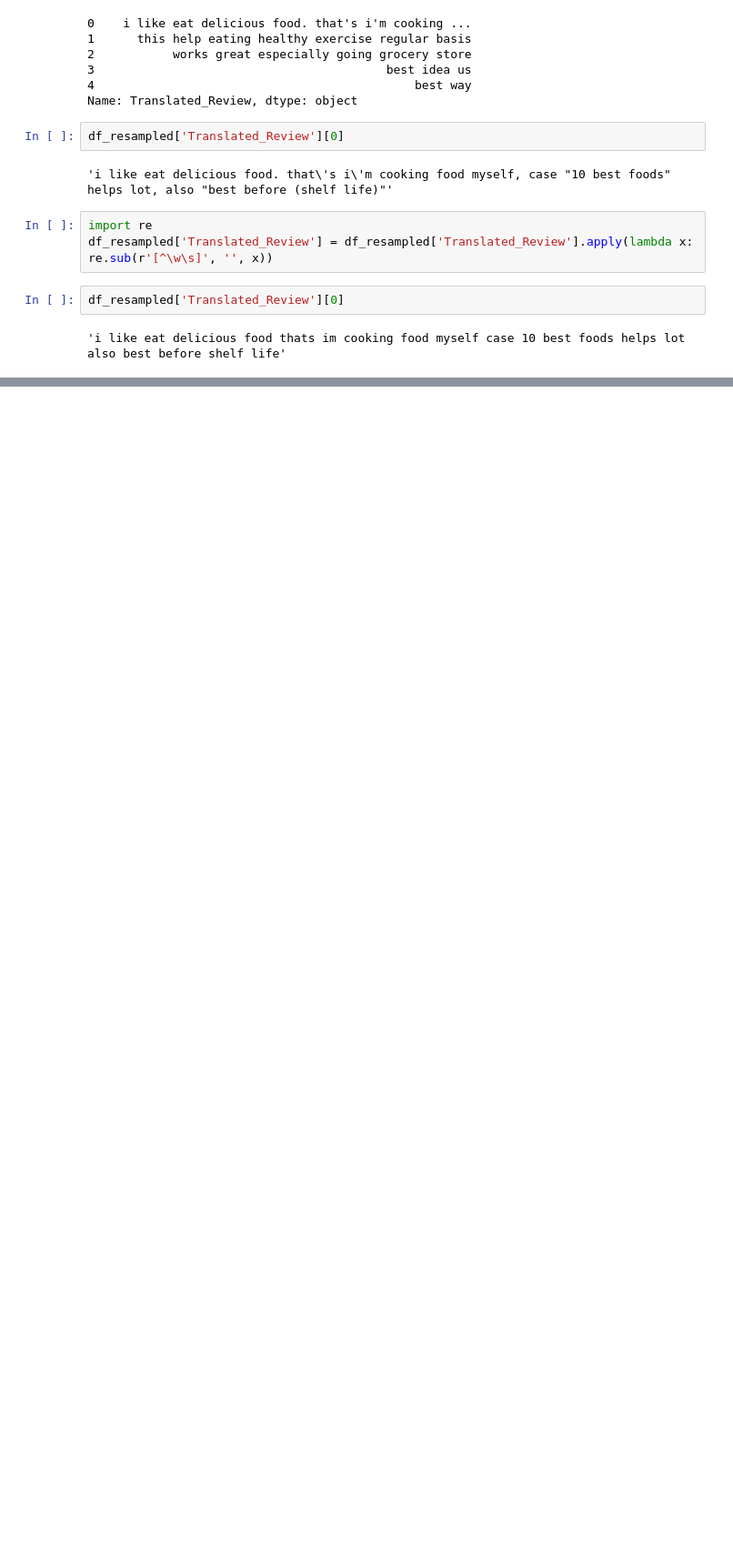
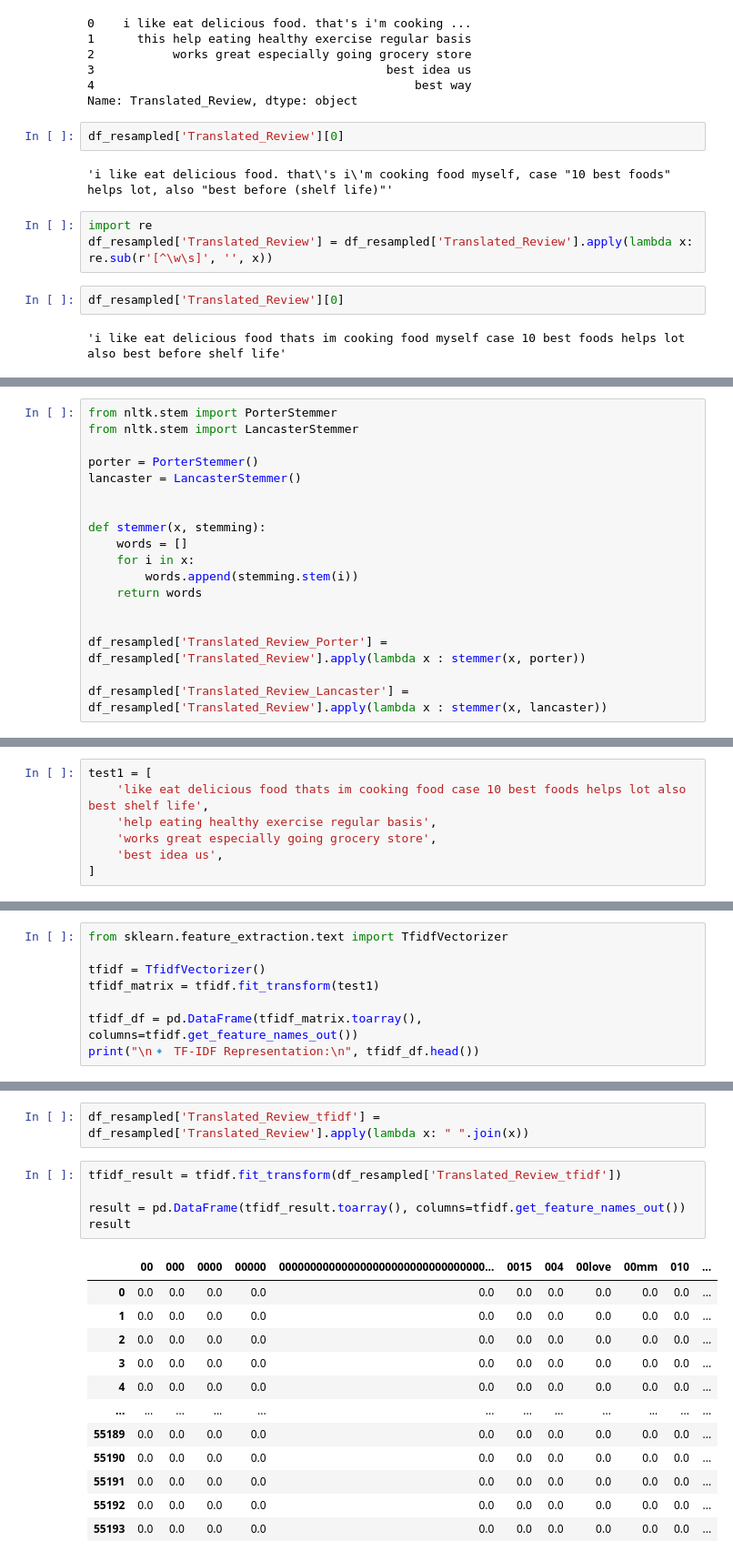
Before and after one commit to Puskchan/ML_projects-applied_knowledge, a Jupyter notebook: Deep_learning/NLP/text_preprocessing.ipynb, the cells around one changed output, grey strips where cells are left out. Shown: that part at 91% size. Cells and saved outputs as stored; diff of their text form; blank space fills up the shorter version.

Commit message:
Completed text_preprocessing in NLP

```diff
--- a/Deep_learning/NLP/text_preprocessing.ipynb
+++ b/Deep_learning/NLP/text_preprocessing.ipynb
@@ -146,0 +290,18 @@ df_resampled['Translated_Review'][0]
+# %%
+from nltk.stem import PorterStemmer
+from nltk.stem import LancasterStemmer
+
+porter = PorterStemmer()
+lancaster = LancasterStemmer()
+
+
+def stemmer(x, stemming):
+    words = []
+    for i in x:
+        words.append(stemming.stem(i))
+    return words
+
+
+df_resampled['Translated_Review_Porter'] = df_resampled['Translated_Review'].apply(lambda x : stemmer(x, porter))
+
+df_resampled['Translated_Review_Lancaster'] = df_resampled['Translated_Review'].apply(lambda x : stemmer(x, lancaster))
@@ -146,0 +436,7 @@ df_resampled['Translated_Review'][0]
+# %%
+test1 = [
+    'like eat delicious food thats im cooking food case 10 best foods helps lot also best shelf life',
+    'help eating healthy exercise regular basis',
+    'works great especially going grocery store',
+    'best idea us',
+]
@@ -146,0 +464,8 @@ df_resampled['Translated_Review'][0]
+# %%
+from sklearn.feature_extraction.text import TfidfVectorizer
+
+tfidf = TfidfVectorizer()
+tfidf_matrix = tfidf.fit_transform(test1)
+
+tfidf_df = pd.DataFrame(tfidf_matrix.toarray(), columns=tfidf.get_feature_names_out())
+print("\n🔹 TF-IDF Representation:\n", tfidf_df.head())
@@ -146,0 +513,20 @@ df_resampled['Translated_Review'][0]
+# %%
+df_resampled['Translated_Review_tfidf'] = df_resampled['Translated_Review'].apply(lambda x: " ".join(x))
+# %%
+tfidf_result = tfidf.fit_transform(df_resampled['Translated_Review_tfidf'])
+
+result = pd.DataFrame(tfidf_result.toarray(), columns=tfidf.get_feature_names_out())
+result
+# %% [output]
+|  | 00 | 000 | 0000 | 00000 | 000000000000000000000000000000000... | 0015 | 004 | 00love | 00mm | 010 | ... |
+| 0 | 0.0 | 0.0 | 0.0 | 0.0 | 0.0 | 0.0 | 0.0 | 0.0 | 0.0 | 0.0 | ... |
+| 1 | 0.0 | 0.0 | 0.0 | 0.0 | 0.0 | 0.0 | 0.0 | 0.0 | 0.0 | 0.0 | ... |
+| 2 | 0.0 | 0.0 | 0.0 | 0.0 | 0.0 | 0.0 | 0.0 | 0.0 | 0.0 | 0.0 | ... |
+| 3 | 0.0 | 0.0 | 0.0 | 0.0 | 0.0 | 0.0 | 0.0 | 0.0 | 0.0 | 0.0 | ... |
+| 4 | 0.0 | 0.0 | 0.0 | 0.0 | 0.0 | 0.0 | 0.0 | 0.0 | 0.0 | 0.0 | ... |
+| ... | ... | ... | ... | ... | ... | ... | ... | ... | ... | ... | ... |
+| 55189 | 0.0 | 0.0 | 0.0 | 0.0 | 0.0 | 0.0 | 0.0 | 0.0 | 0.0 | 0.0 | ... |
+| 55190 | 0.0 | 0.0 | 0.0 | 0.0 | 0.0 | 0.0 | 0.0 | 0.0 | 0.0 | 0.0 | ... |
+| 55191 | 0.0 | 0.0 | 0.0 | 0.0 | 0.0 | 0.0 | 0.0 | 0.0 | 0.0 | 0.0 | ... |
+| 55192 | 0.0 | 0.0 | 0.0 | 0.0 | 0.0 | 0.0 | 0.0 | 0.0 | 0.0 | 0.0 | ... |
+| 55193 | 0.0 | 0.0 | 0.0 | 0.0 | 0.0 | 0.0 | 0.0 | 0.0 | 0.0 | 0.0 | ... |
```
Also changed, not shown: parts of 28 cells of this notebook, 1 other file.
